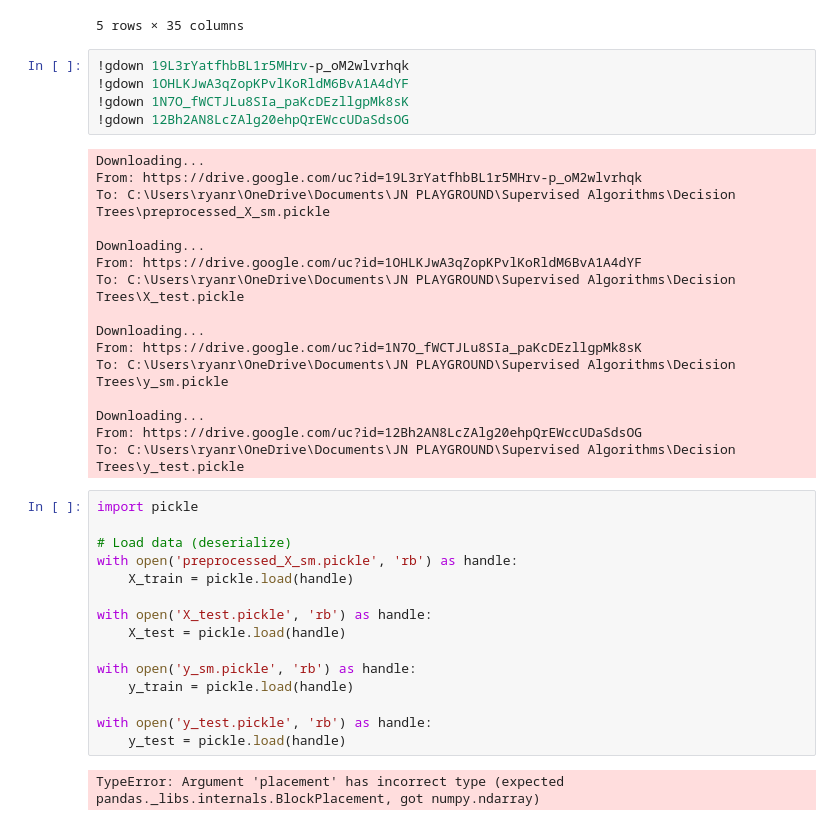
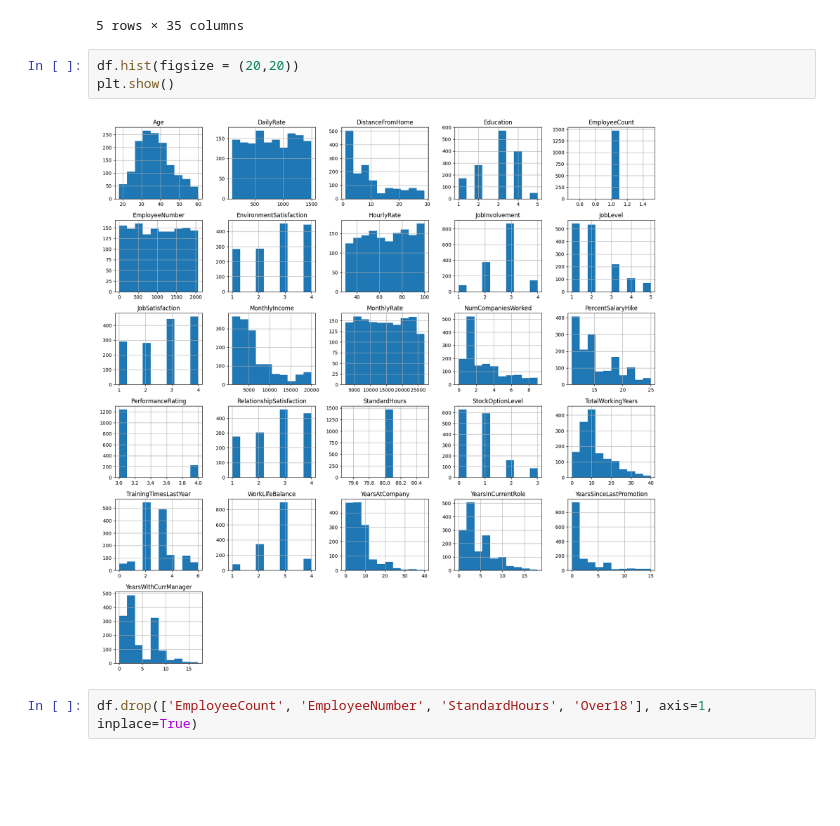
Before and after one commit to rrstats/Supervised-Algorithms, a Jupyter notebook: Decision Trees/Decision Trees.ipynb, the cells around one changed output. Saved outputs shown, nothing was run; the diff lists cells and outputs as text; blank space fills up the shorter version.

```diff
--- a/Decision Trees/Decision Trees.ipynb
+++ b/Decision Trees/Decision Trees.ipynb
@@ -40,40 +41,9 @@ df.head()
 | 4 | 27 | No | Travel_Rarely | 591 | Research & Development | 2 | 1 | ... |
 5 rows × 35 columns
 # %%
-!gdown 19L3rYatfhbBL1r5MHrv-p_oM2wlvrhqk
-!gdown 1OHLKJwA3qZopKPvlKoRldM6BvA1A4dYF
-!gdown 1N7O_fWCTJLu8SIa_paKcDEzllgpMk8sK
-!gdown 12Bh2AN8LcZAlg20ehpQrEWccUDaSdsOG
+df.hist(figsize = (20,20))
+plt.show()
 # %% [output]
-Downloading...
-From: https://drive.google.com/uc?id=19L3rYatfhbBL1r5MHrv-p_oM2wlvrhqk
-To: C:\Users\ryanr\OneDrive\Documents\JN PLAYGROUND\Supervised Algorithms\Decision Trees\preprocessed_X_sm.pickle
-
-Downloading...
-From: https://drive.google.com/uc?id=1OHLKJwA3qZopKPvlKoRldM6BvA1A4dYF
-To: C:\Users\ryanr\OneDrive\Documents\JN PLAYGROUND\Supervised Algorithms\Decision Trees\X_test.pickle
-
-Downloading...
-From: https://drive.google.com/uc?id=1N7O_fWCTJLu8SIa_paKcDEzllgpMk8sK
-To: C:\Users\ryanr\OneDrive\Documents\JN PLAYGROUND\Supervised Algorithms\Decision Trees\y_sm.pickle
-
-Downloading...
-From: https://drive.google.com/uc?id=12Bh2AN8LcZAlg20ehpQrEWccUDaSdsOG
-To: C:\Users\ryanr\OneDrive\Documents\JN PLAYGROUND\Supervised Algorithms\Decision Trees\y_test.pickle
+[figure, added]
 # %%
-import pickle
-
-# Load data (deserialize)
-with open('preprocessed_X_sm.pickle', 'rb') as handle:
-    X_train = pickle.load(handle)
-
-with open('X_test.pickle', 'rb') as handle:
-    X_test = pickle.load(handle)
-
-with open('y_sm.pickle', 'rb') as handle:
-    y_train = pickle.load(handle)
-
-with open('y_test.pickle', 'rb') as handle:
-    y_test = pickle.load(handle)
+df.drop(['EmployeeCount', 'EmployeeNumber', 'StandardHours', 'Over18'], axis=1, inplace=True)
-# %% [output]
-TypeError: Argument 'placement' has incorrect type (expected pandas._libs.internals.BlockPlacement, got numpy.ndarray)
```
Also changed, not shown: parts of 34 cells of this notebook.
